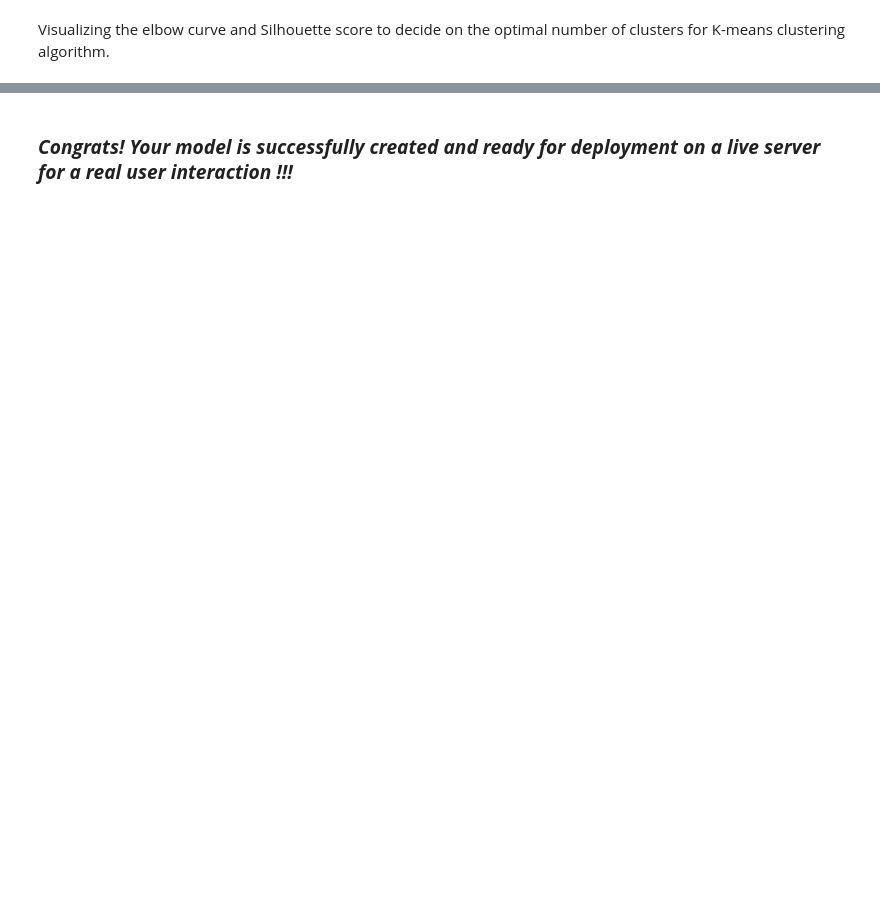
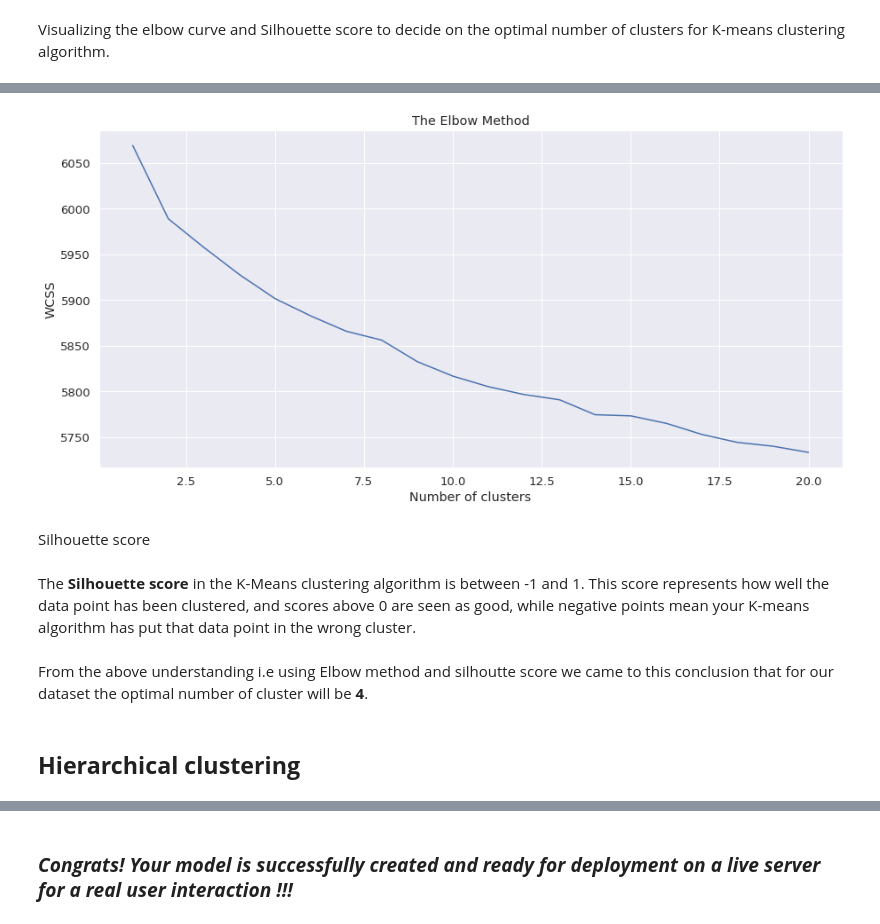
Before and after one commit to Rajakumaran-S/Netflix_Movie_and_TV_Shows_Clustering, a Jupyter notebook: Netflix_Movie_and_TV_Shows_Clustering_Raja.ipynb, the cells around one changed output, grey strips where cells are left out. Drawn from its saved outputs; the diff is of its cells as text; code cells hidden in the pictures; blank space fills up the shorter version.

```diff
--- a/Netflix_Movie_and_TV_Shows_Clustering_Raja.ipynb
+++ b/Netflix_Movie_and_TV_Shows_Clustering_Raja.ipynb
@@ -1444,4 +1405,0 @@ Building 6 clusters using the k-means clustering algorithm:
-# %%
-# Clustering the data into 6 clusters
-kmeans = KMeans(n_clusters=6, init='k-means++', random_state=33)
-kmeans.fit(X)
@@ -1566,0 +1409,10 @@ Answer Here.
+# %%
+# ML Model - 1 Implementation
+
+# Elbow method to find the optimal value of k
+wcss=[]
+for i in range(1,21):
+  kmeans = KMeans(n_clusters=i,init='k-means++',random_state=33)
+  kmeans.fit(X_pca)
+  wcss_iter = kmeans.inertia_
+  wcss.append(wcss_iter)
@@ -1566,0 +1425,16 @@ Answer Here.
+# %%
+# Plot determining the optimal number of cluster using Elbow method
+
+number_clusters = range(1,21)
+plt.figure(figsize=(15,7))
+plt.plot(number_clusters,wcss)
+plt.title('The Elbow Method')
+plt.xlabel('Number of clusters')
+plt.ylabel('WCSS')
+plt.show()
+# %% [output]
+[figure, added]
+# %% [markdown]
+Silhouette score
+# %% [markdown]
+The **Silhouette score** in the K-Means clustering algorithm is between -1 and 1. This score represents how well the data point has been clustered, and scores above 0 are seen as good, while negative points mean your K-means algorithm has put that data point in the wrong cluster.
@@ -1566,0 +1463,2 @@ Answer Here.
+# %% [markdown]
+From the above understanding i.e using Elbow method and silhoutte score we came to this conclusion that for our dataset the optimal number of cluster will be **4**.
@@ -1566,0 +1491,2 @@ Answer Here.
+# %% [markdown]
+## **Hierarchical clustering**
```
Also changed, not shown: parts of 78 cells of this notebook.
